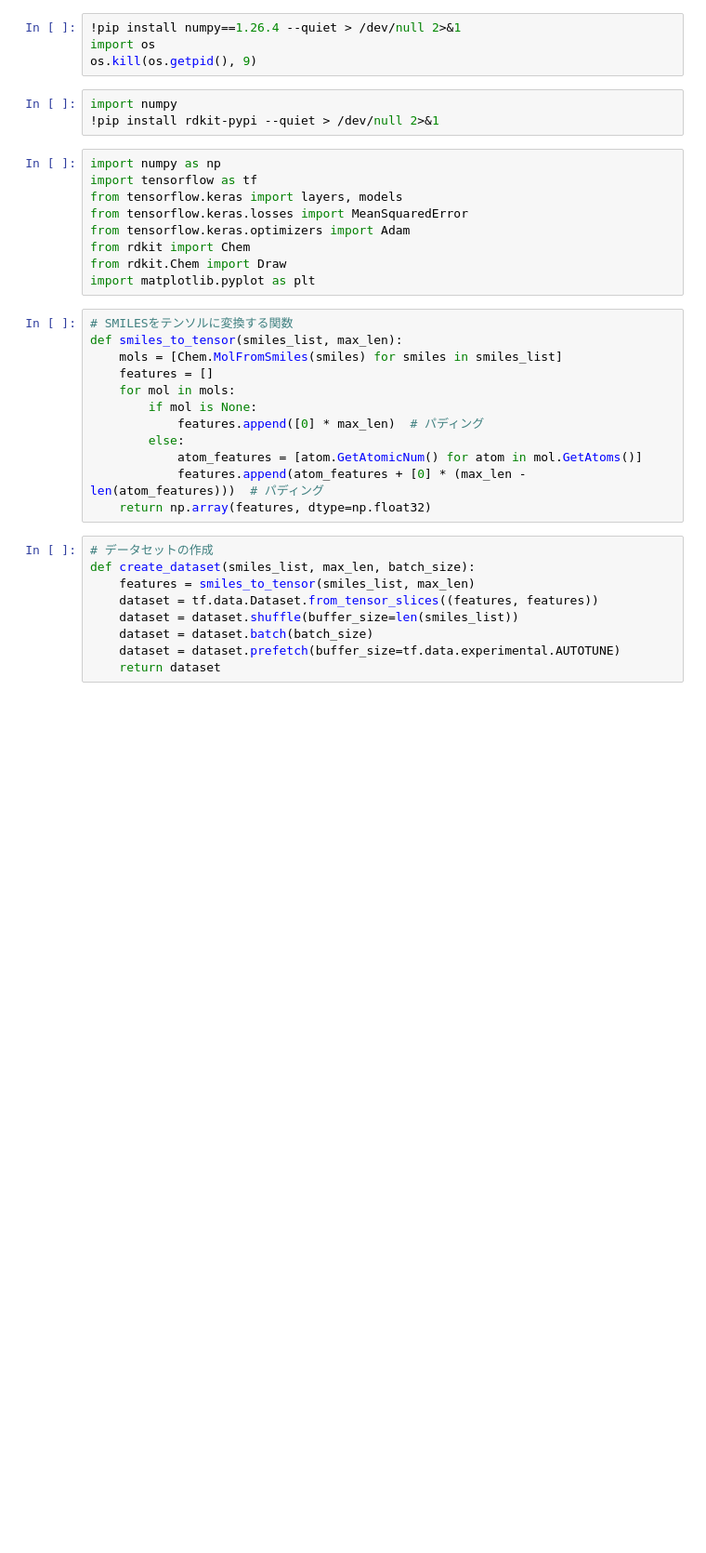
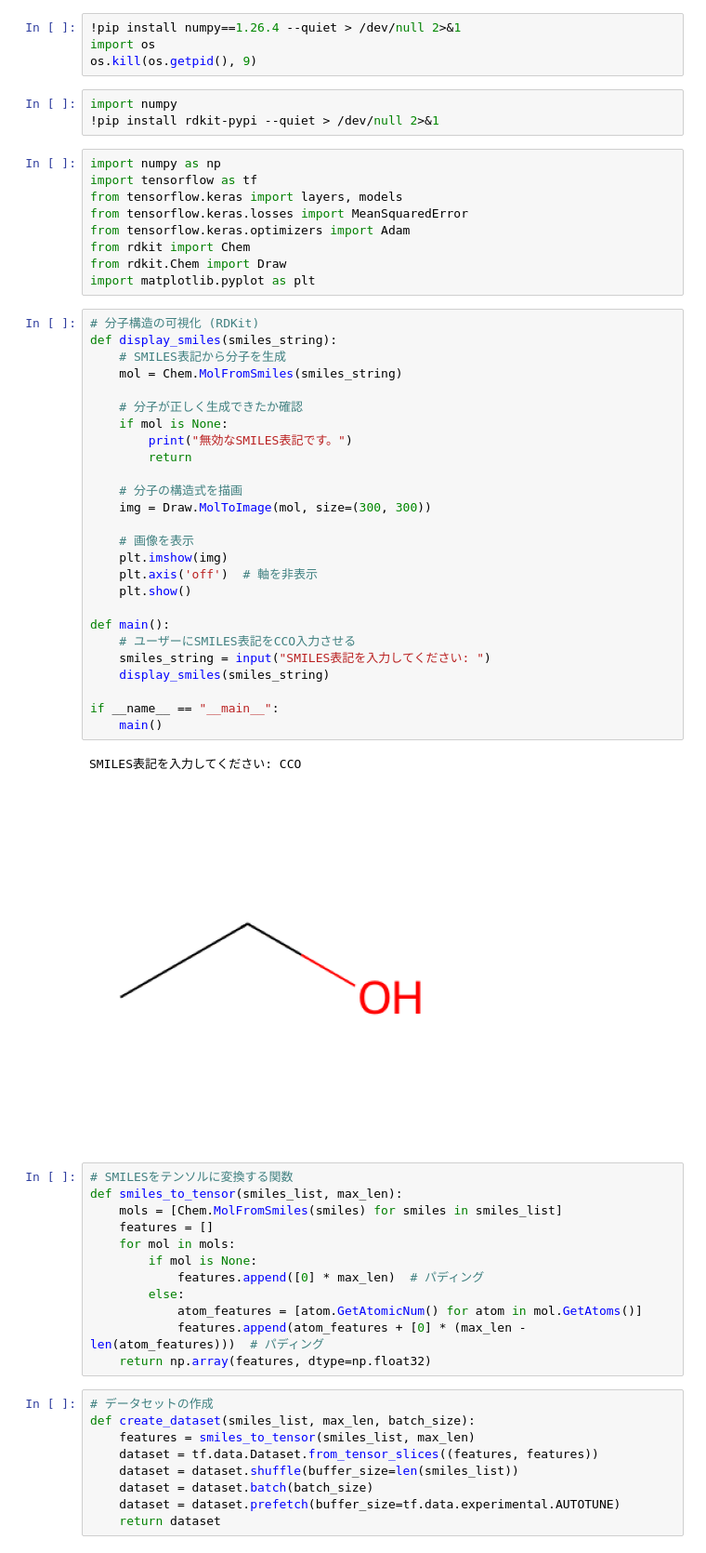
Before and after one commit to honda-wataru/learning, a Jupyter notebook: tutorials/jt_vae.ipynb, the cells around one changed output. Shown: that part at 93% size. Drawn from its saved outputs; the diff is of its cells as text; blank space fills up the shorter version.

```diff
--- a/tutorials/jt_vae.ipynb
+++ b/tutorials/jt_vae.ipynb
@@ -14,6 +14,35 @@ from tensorflow.keras.optimizers import Adam
 from rdkit import Chem
 from rdkit.Chem import Draw
 import matplotlib.pyplot as plt
+# %%
+# 分子構造の可視化 (RDKit)
+def display_smiles(smiles_string):
+    # SMILES表記から分子を生成
+    mol = Chem.MolFromSmiles(smiles_string)
+
+    # 分子が正しく生成できたか確認
+    if mol is None:
+        print("無効なSMILES表記です。")
+        return
+
+    # 分子の構造式を描画
+    img = Draw.MolToImage(mol, size=(300, 300))
+
+    # 画像を表示
+    plt.imshow(img)
+    plt.axis('off')  # 軸を非表示
+    plt.show()
+
+def main():
+    # ユーザーにSMILES表記をCCO入力させる
+    smiles_string = input("SMILES表記を入力してください: ")
+    display_smiles(smiles_string)
+
+if __name__ == "__main__":
+    main()
+# %% [output]
+SMILES表記を入力してください: CCO
+[figure, added]
 # %%
 # SMILESをテンソルに変換する関数
 def smiles_to_tensor(smiles_list, max_len):
```
Also changed, not shown: parts of 2 cells of this notebook.
